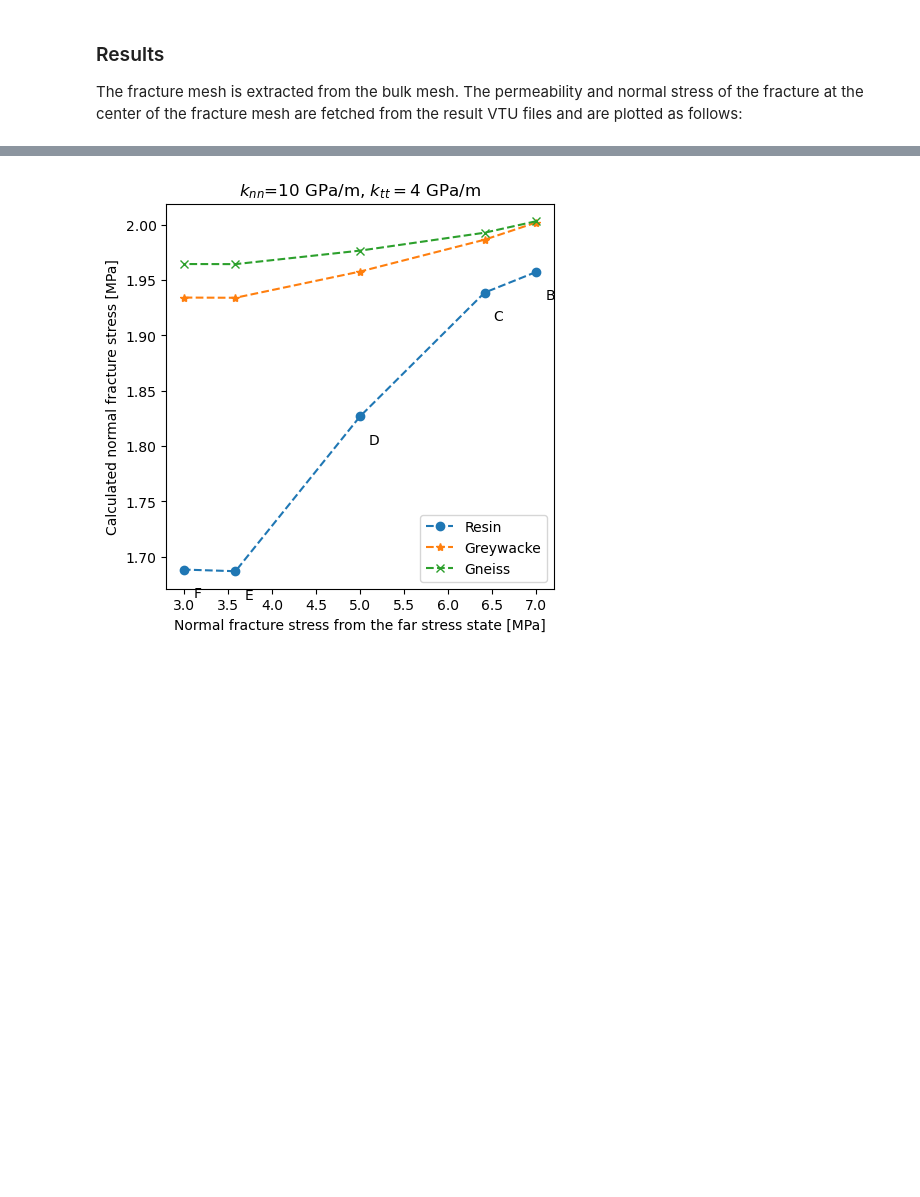
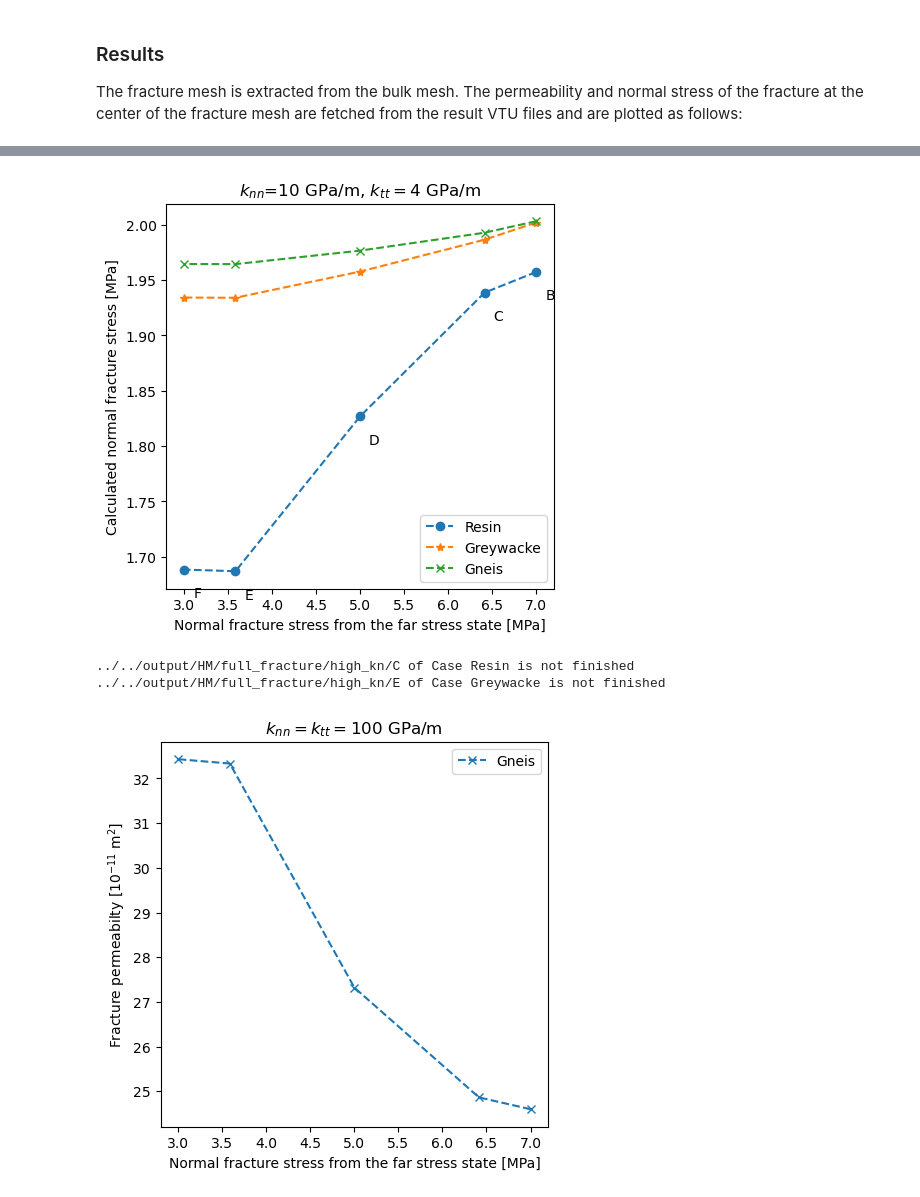
Before and after one commit to wenqing/GreatCell_benchmark, a Jupyter notebook: 3D_HM/GreatCellHM2.ipynb, the cells around one changed output, grey strips where cells are left out. Cells and saved outputs as stored; diff of their text form; code cells hidden in the pictures; blank space fills up the shorter version.

```diff
--- a/3D_HM/GreatCellHM2.ipynb
+++ b/3D_HM/GreatCellHM2.ipynb
@@ -164,4 +175,18 @@ plot_figure(mock_sn, sn_resin, sn_greywacke, sn_gneiss, r'Calculated normal frac
 # %%
-plot_figure(mock_sn, sn_l_resin, sn_l_greywacke, sn_l_gneiss, r'Calculated normal fracture stress [MPa]', r'$k_{nn}$=10 GPa/m, $k_{tt}=4$ GPa/m', 'sn_f_low.png')
+plot_figure(mock_sn, sn_l_resin, sn_l_greywacke, sn_l_gneiss, r'Calculated normal fracture stress [MPa]', r'$k_{nn}$=10 GPa/m, $k_{tt}=4$ GPa/m', 'ufz_HM2_low_sn.png')
 # %% [output]
-[figure, old version]
+[figure, new version]
+# %%
+point = (0.0, 0.0, 0.1)
+path_high_kn = '../../output/HM/full_fracture/high_kn/'
+k_resin, sn_resin = get_fracture_k_and_s_at_the_center(path_high_kn, point, 'Resin')
+k_greywacke, sn_greywacke = get_fracture_k_and_s_at_the_center(path_high_kn, point, 'Greywacke')
+k_gneiss, sn_gneiss = get_fracture_k_and_s_at_the_center(path_high_kn, point, 'Gneiss')
+
+plot_figure(mock_sn, k_resin, k_greywacke, k_gneiss,
+            r'Fracture permeabilty [$10^{-11}$ m$^2$]', r'$k_{nn}=k_{tt}=100$ GPa/m',
+            'ufz_HM3_k_f_high.png')
+# %% [output]
+../../output/HM/full_fracture/high_kn/C of Case Resin is not finished
+../../output/HM/full_fracture/high_kn/E of Case Greywacke is not finished
+[figure, added]
```
Also changed, not shown: parts of 7 cells of this notebook.
